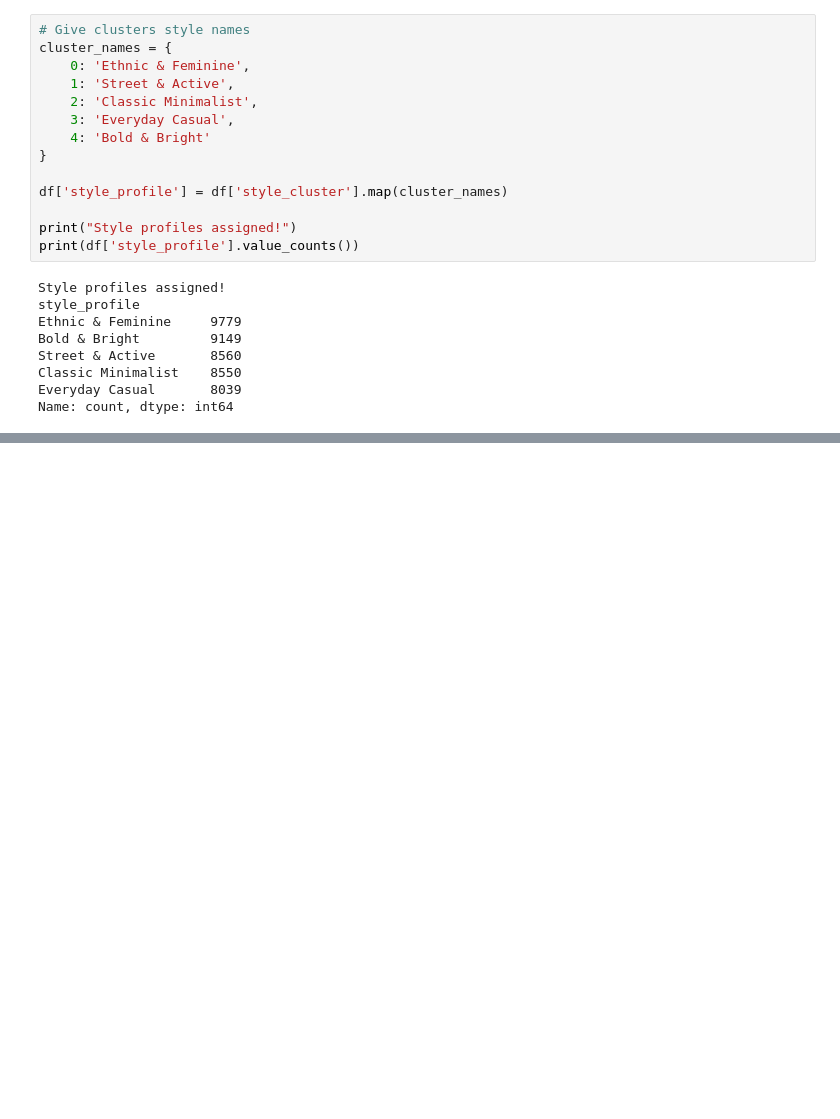
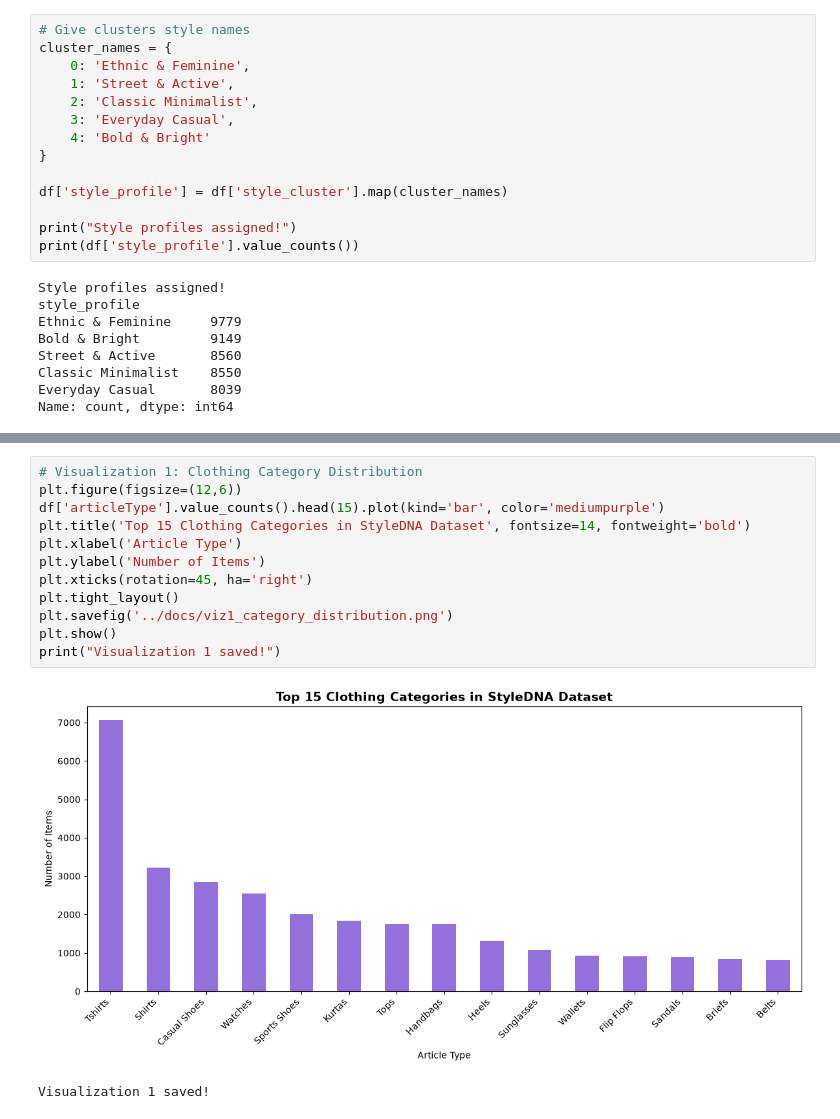
Before and after one commit to jmanz96/StyleDNA, a Jupyter notebook: notebooks/StyleDNA_model.ipynb, the cells around one changed output, grey strips where cells are left out. Saved outputs shown, nothing was run; the diff lists cells and outputs as text; blank space fills up the shorter version.

Commit message:
Three visualizations saved to docs folder

```diff
--- a/notebooks/StyleDNA_model.ipynb
+++ b/notebooks/StyleDNA_model.ipynb
@@ -181,0 +181,15 @@ Sample outfit for Bold & Bright:
+# %%
+# Visualization 1: Clothing Category Distribution
+plt.figure(figsize=(12,6))
+df['articleType'].value_counts().head(15).plot(kind='bar', color='mediumpurple')
+plt.title('Top 15 Clothing Categories in StyleDNA Dataset', fontsize=14, fontweight='bold')
+plt.xlabel('Article Type')
+plt.ylabel('Number of Items')
+plt.xticks(rotation=45, ha='right')
+plt.tight_layout()
+plt.savefig('../docs/viz1_category_distribution.png')
+plt.show()
+print("Visualization 1 saved!")
+# %% [output]
+[figure, added]
+Visualization 1 saved!
```
Also changed, not shown: parts of 4 cells of this notebook, 3 other files.
